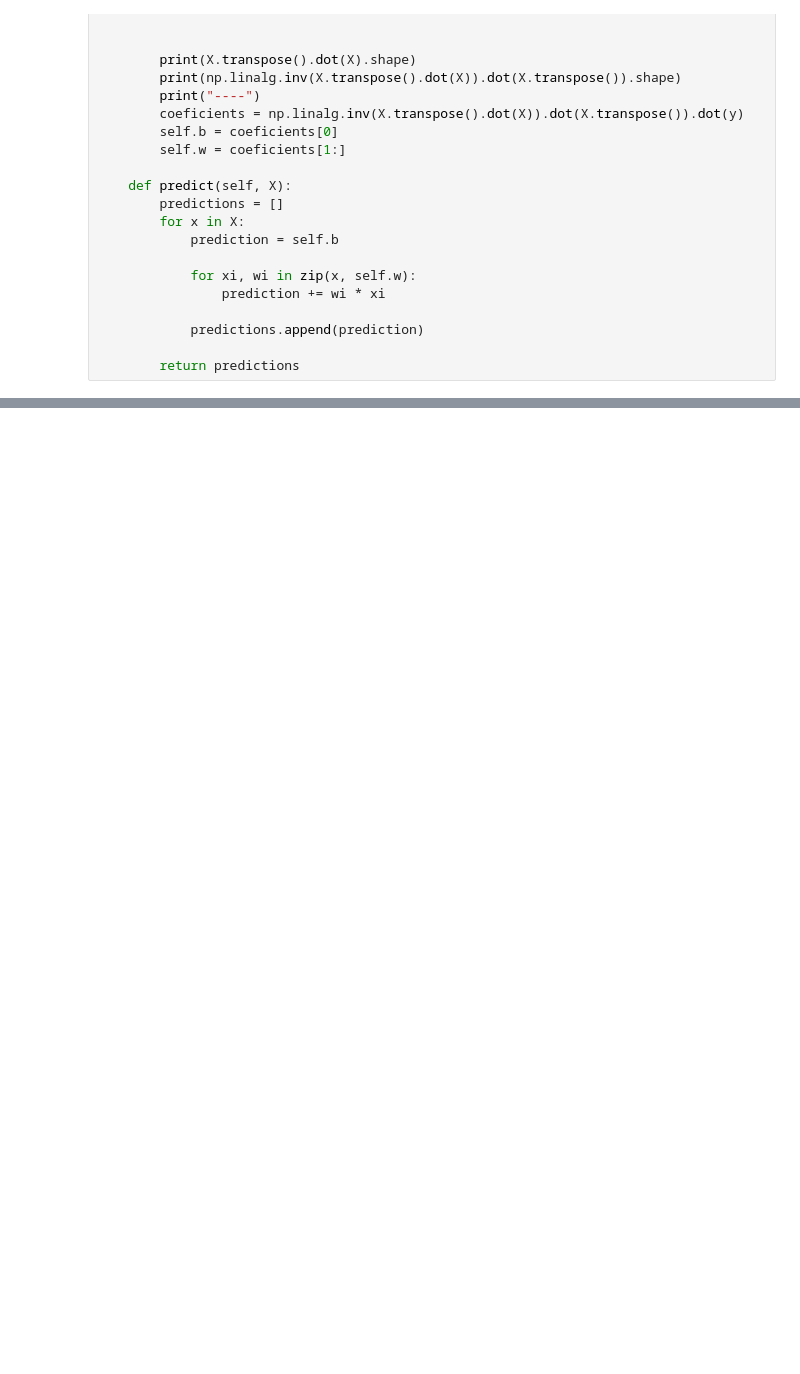
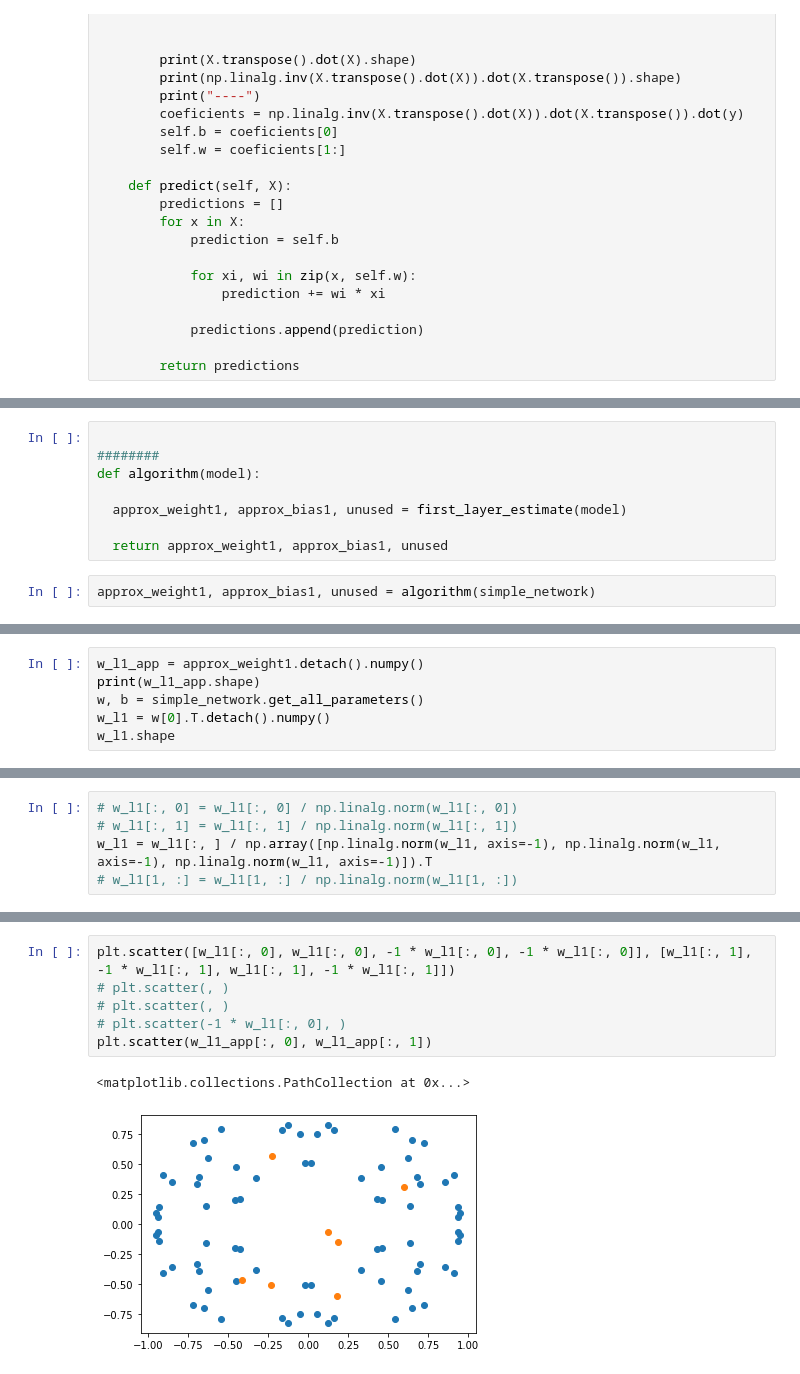
Before and after one commit to MehrabHamidi99/ReverseEngineeringNetworks, a Jupyter notebook: ReverseEngineeringDLNet.ipynb, the cells around one changed output, grey strips where cells are left out. Drawn from its saved outputs; the diff is of its cells as text; blank space fills up the shorter version.

```diff
--- a/ReverseEngineeringDLNet.ipynb
+++ b/ReverseEngineeringDLNet.ipynb
@@ -498,0 +814,10 @@ Exception: ignored
+# %%
+
+########
+def algorithm(model):
+
+  approx_weight1, approx_bias1, unused = first_layer_estimate(model)
+
+  return approx_weight1, approx_bias1, unused
+# %%
+approx_weight1, approx_bias1, unused = algorithm(simple_network)
@@ -498,0 +860,6 @@ Exception: ignored
+# %%
+w_l1_app = approx_weight1.detach().numpy()
+print(w_l1_app.shape)
+w, b = simple_network.get_all_parameters()
+w_l1 = w[0].T.detach().numpy()
+w_l1.shape
@@ -498,0 +892,5 @@ Exception: ignored
+# %%
+# w_l1[:, 0] = w_l1[:, 0] / np.linalg.norm(w_l1[:, 0])
+# w_l1[:, 1] = w_l1[:, 1] / np.linalg.norm(w_l1[:, 1])
+w_l1 = w_l1[:, ] / np.array([np.linalg.norm(w_l1, axis=-1), np.linalg.norm(w_l1, axis=-1), np.linalg.norm(w_l1, axis=-1)]).T
+# w_l1[1, :] = w_l1[1, :] / np.linalg.norm(w_l1[1, :])
@@ -498,0 +920,9 @@ Exception: ignored
+# %%
+plt.scatter([w_l1[:, 0], w_l1[:, 0], -1 * w_l1[:, 0], -1 * w_l1[:, 0]], [w_l1[:, 1], -1 * w_l1[:, 1], w_l1[:, 1], -1 * w_l1[:, 1]])
+# plt.scatter(, )
+# plt.scatter(, )
+# plt.scatter(-1 * w_l1[:, 0], )
+plt.scatter(w_l1_app[:, 0], w_l1_app[:, 1])
+# %% [output]
+<matplotlib.collections.PathCollection at 0x...>
+[figure, added]
```
Also changed, not shown: parts of 26 cells of this notebook.
